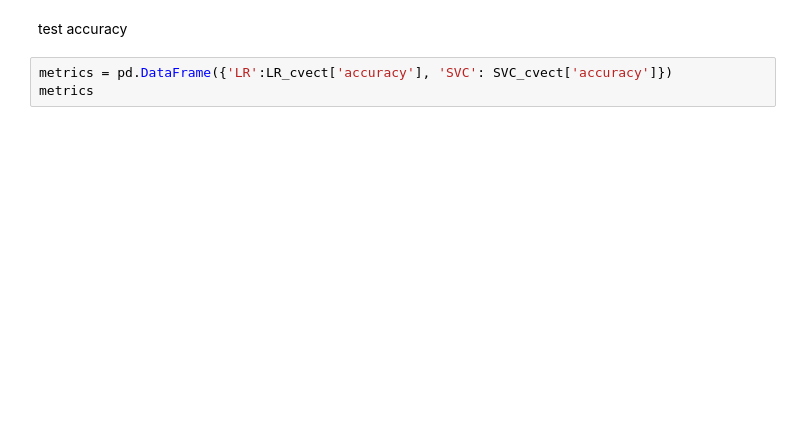
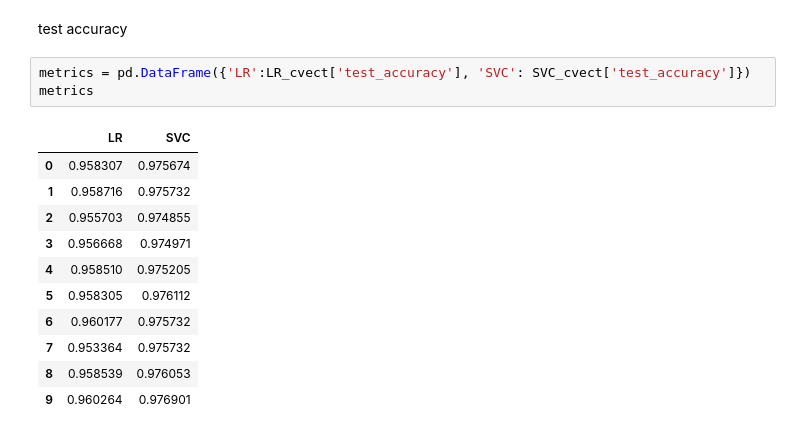
Before and after one commit to giacomovitangeli/phishing-detection, a Jupyter notebook: phishing_detection.ipynb, the cells around one changed output. Drawn from its saved outputs; the diff is of its cells as text; blank space fills up the shorter version.

```diff
--- a/phishing_detection.ipynb
+++ b/phishing_detection.ipynb
@@ -478,7 +507,19 @@ metrics.boxplot()
 # %% [markdown]
 test accuracy
 # %%
-metrics = pd.DataFrame({'LR':LR_cvect['accuracy'], 'SVC': SVC_cvect['accuracy']})
+metrics = pd.DataFrame({'LR':LR_cvect['test_accuracy'], 'SVC': SVC_cvect['test_accuracy']})
 metrics
+# %% [output]
+|  | LR | SVC |
+| 0 | 0.958307 | 0.975674 |
+| 1 | 0.958716 | 0.975732 |
+| 2 | 0.955703 | 0.974855 |
+| 3 | 0.956668 | 0.974971 |
+| 4 | 0.958510 | 0.975205 |
+| 5 | 0.958305 | 0.976112 |
+| 6 | 0.960177 | 0.975732 |
+| 7 | 0.953364 | 0.975732 |
+| 8 | 0.958539 | 0.976053 |
+| 9 | 0.960264 | 0.976901 |
 # %%
 metrics.hist(layout = (1,3),figsize = (10,3))
```
Also changed, not shown: parts of 17 cells of this notebook.
